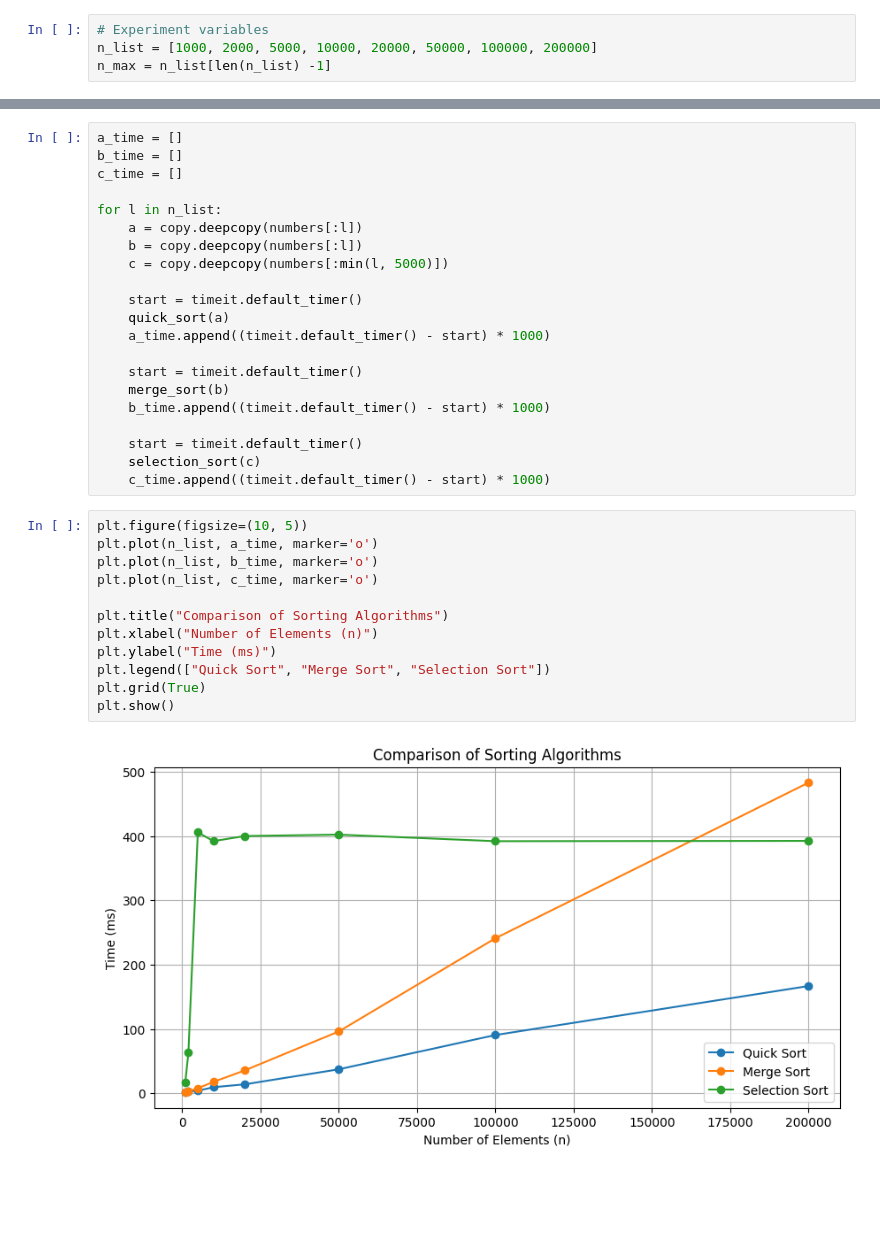
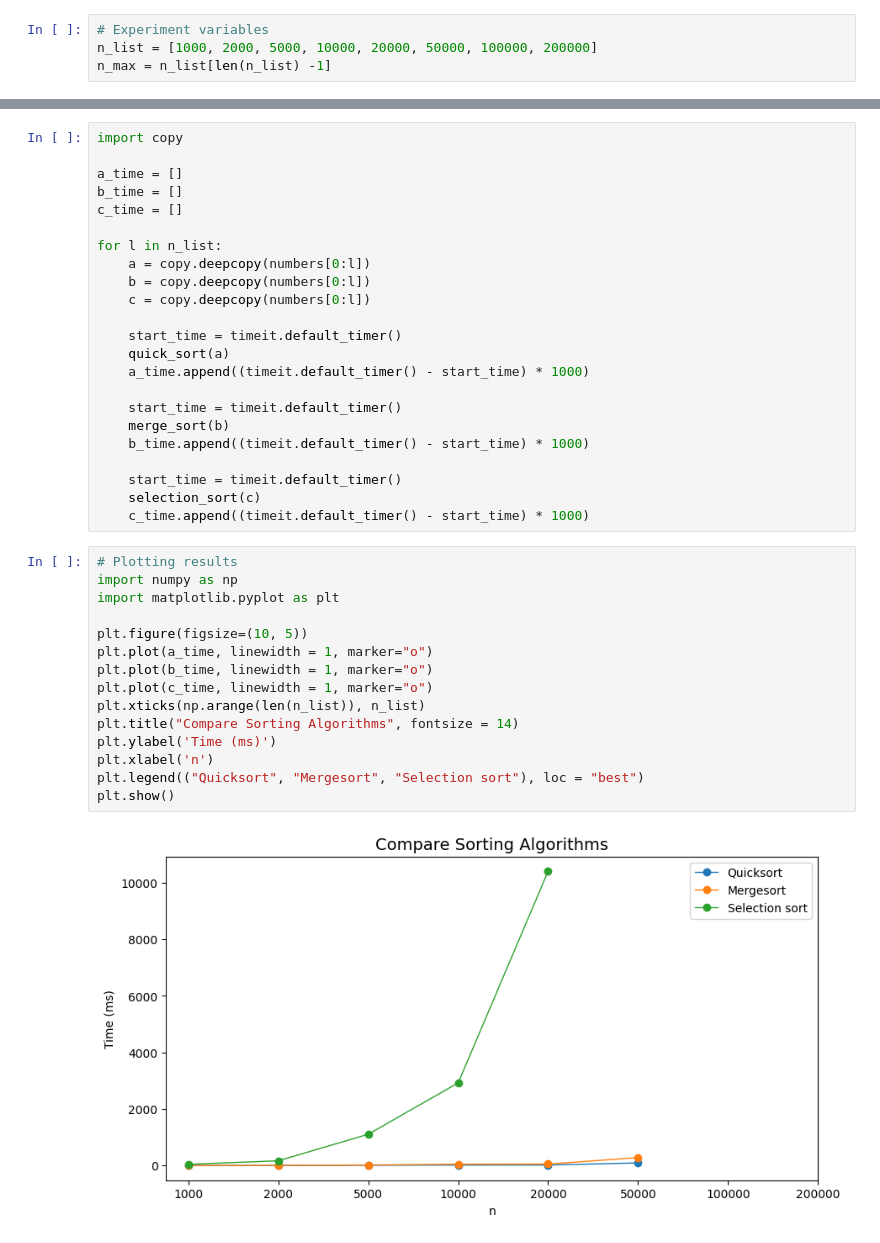
Before and after one commit to albortoz-naman/Algo, a Jupyter notebook: Lab_5.ipynb, the cells around one changed output, grey strips where cells are left out. Saved outputs shown, nothing was run; the diff lists cells and outputs as text; blank space fills up the shorter version.

```diff
--- a/Lab_5.ipynb
+++ b/Lab_5.ipynb
@@ -169,37 +141,42 @@ numbers = []
 for i in range(n_max):
     numbers.append(int(random.random() * 1000))
 # %%
+import copy
+
 a_time = []
 b_time = []
 c_time = []
 
 for l in n_list:
-    a = copy.deepcopy(numbers[:l])
-    b = copy.deepcopy(numbers[:l])
-    c = copy.deepcopy(numbers[:min(l, 5000)])
+    a = copy.deepcopy(numbers[0:l])
+    b = copy.deepcopy(numbers[0:l])
+    c = copy.deepcopy(numbers[0:l])
 
-    start = timeit.default_timer()
+    start_time = timeit.default_timer()
     quick_sort(a)
-    a_time.append((timeit.default_timer() - start) * 1000)
+    a_time.append((timeit.default_timer() - start_time) * 1000)
 
-    start = timeit.default_timer()
+    start_time = timeit.default_timer()
     merge_sort(b)
-    b_time.append((timeit.default_timer() - start) * 1000)
+    b_time.append((timeit.default_timer() - start_time) * 1000)
 
-    start = timeit.default_timer()
+    start_time = timeit.default_timer()
     selection_sort(c)
-    c_time.append((timeit.default_timer() - start) * 1000)
+    c_time.append((timeit.default_timer() - start_time) * 1000)
 # %%
+# Plotting results
+import numpy as np
+import matplotlib.pyplot as plt
+
 plt.figure(figsize=(10, 5))
-plt.plot(n_list, a_time, marker='o')
-plt.plot(n_list, b_time, marker='o')
-plt.plot(n_list, c_time, marker='o')
-
-plt.title("Comparison of Sorting Algorithms")
-plt.xlabel("Number of Elements (n)")
-plt.ylabel("Time (ms)")
-plt.legend(["Quick Sort", "Merge Sort", "Selection Sort"])
-plt.grid(True)
+plt.plot(a_time, linewidth = 1, marker="o")
+plt.plot(b_time, linewidth = 1, marker="o")
+plt.plot(c_time, linewidth = 1, marker="o")
+plt.xticks(np.arange(len(n_list)), n_list)
+plt.title("Compare Sorting Algorithms", fontsize = 14)
+plt.ylabel('Time (ms)')
+plt.xlabel('n')
+plt.legend(("Quicksort", "Mergesort", "Selection sort"), loc = "best")
 plt.show()
 # %% [output]
-[figure, old version]
+[figure, new version]
```
Also changed, not shown: parts of 7 cells of this notebook.
